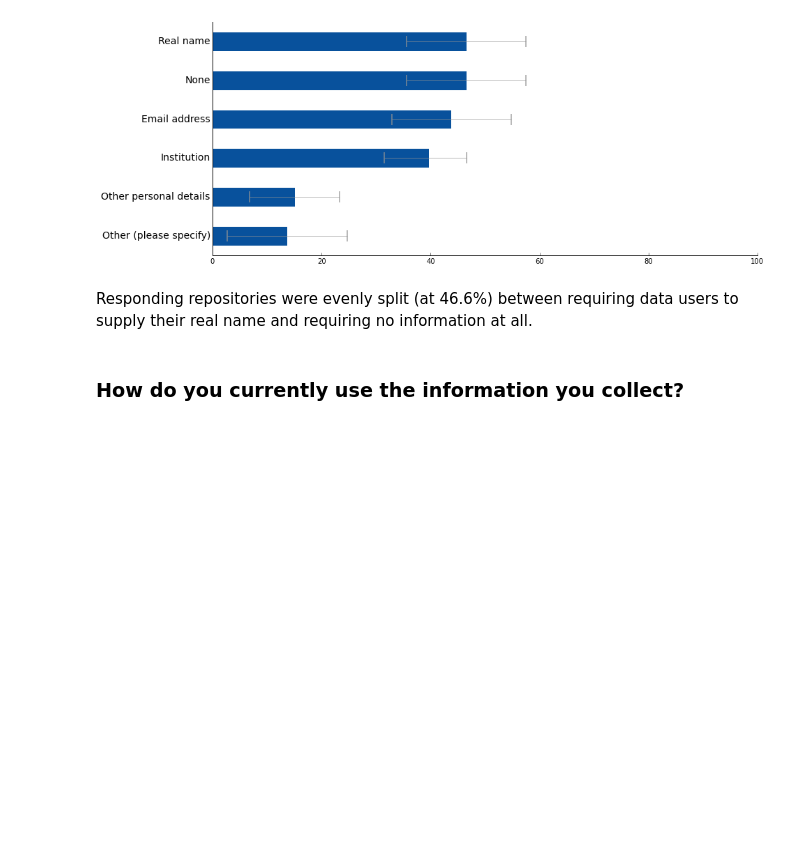
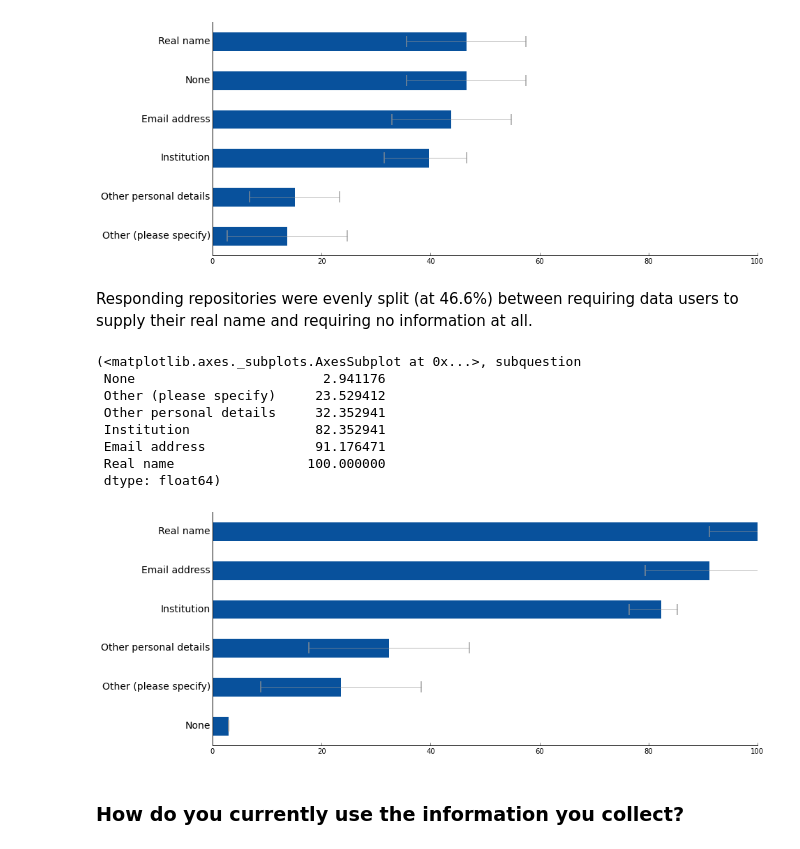
Before and after one commit to JEK-III/MDCSurvey, a Jupyter notebook: Making Data Count.ipynb, the cells around one changed output. Cells and saved outputs as stored; diff of their text form; code cells hidden in the pictures; blank space fills up the shorter version.

```diff
--- a/Making Data Count.ipynb
+++ b/Making Data Count.ipynb
@@ -575,6 +598,20 @@ graph_checkbox(responses['What information do you require data users to supply?'
 [figure]
 # %% [markdown]
 Responding repositories were evenly split (at 46.6%) between requiring data users to supply their real name and requiring no information at all.
+# %%
+user_info = responses['What information do you require data users to supply?']
+real_name_required = user_info['Real name'].apply(lambda x: x == 'Real name')
+graph_checkbox(user_info[real_name_required])
+# %% [output]
+(<matplotlib.axes._subplots.AxesSubplot at 0x...>, subquestion
+ None                        2.941176
+ Other (please specify)     23.529412
+ Other personal details     32.352941
+ Institution                82.352941
+ Email address              91.176471
+ Real name                 100.000000
+ dtype: float64)
+[figure, added]
 # %% [markdown]
 ### How do you currently use the information you collect?
 # %%
```
Also changed, not shown: parts of 3 cells of this notebook, 2 other files.
